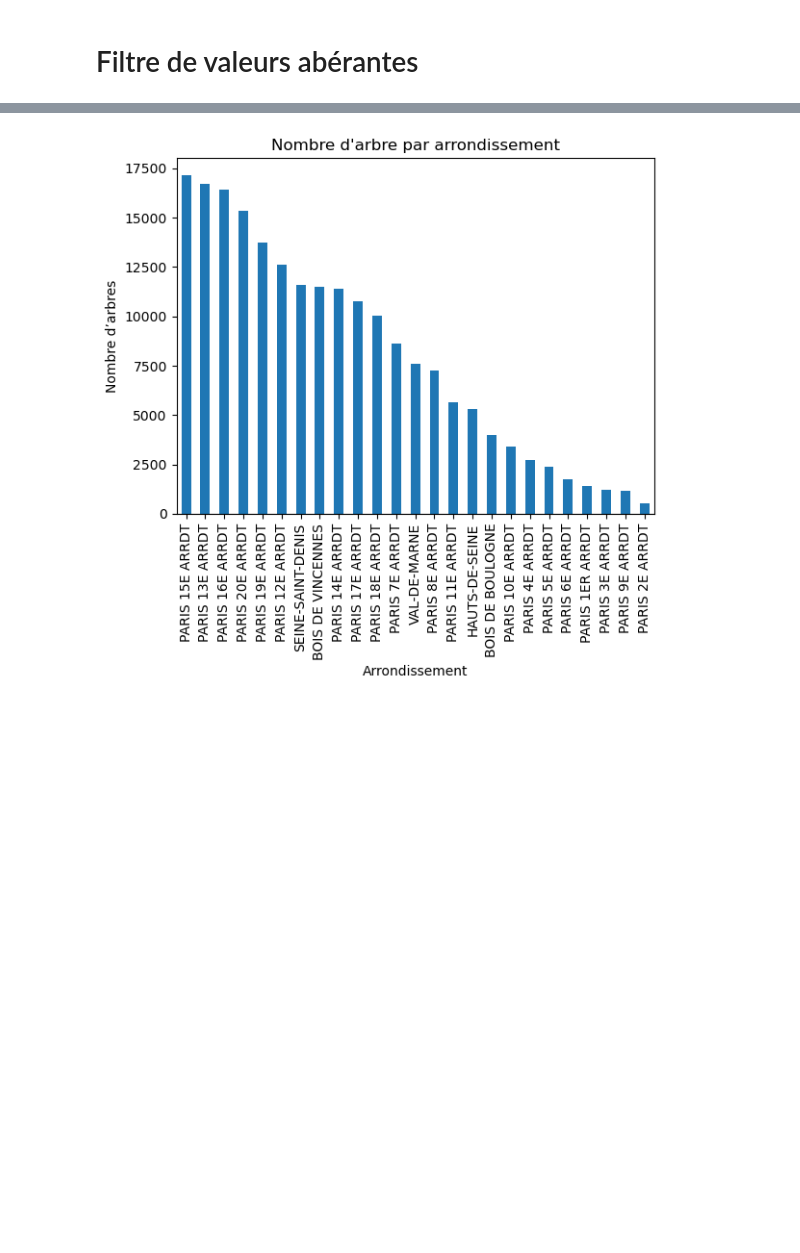
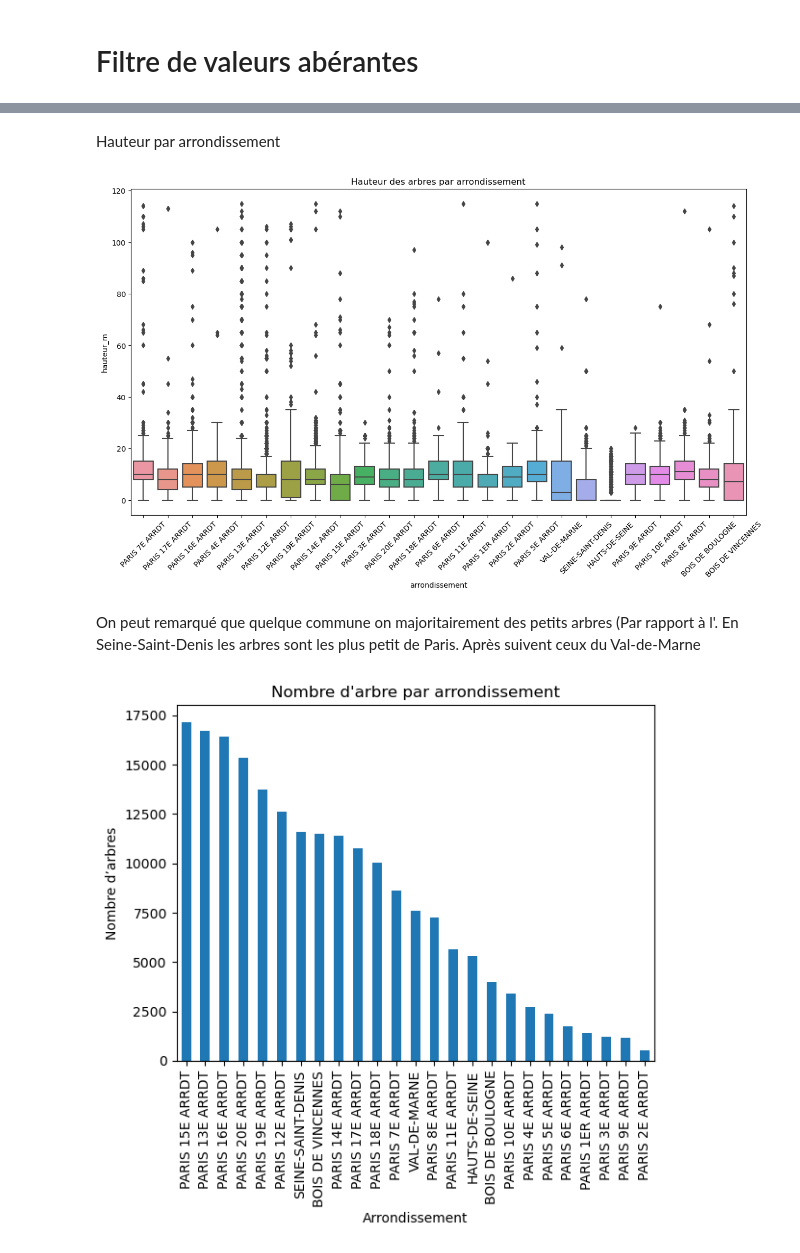
Before and after one commit to CYBA7K2M-DATAPROJ/participate_at_smart_city_competition, a Jupyter notebook: data-set-exploration.ipynb, the cells around one changed output, grey strips where cells are left out. Cells and saved outputs as stored; diff of their text form; code cells hidden in the pictures; blank space fills up the shorter version.

```diff
--- a/data-set-exploration.ipynb
+++ b/data-set-exploration.ipynb
@@ -183,3 +194,15 @@ df = filtered_df
+# %% [markdown]
+Hauteur par arrondissement
+# %%
+plt.figure(figsize=(15, 8))
+sns.boxplot(x='arrondissement', y='hauteur_m', data=df)
+plt.xticks(rotation=45)
+plt.title("Hauteur des arbres par arrondissement")
+plt.show()
+# %% [output]
+[figure, added]
+# %% [markdown]
+On peut remarqué que quelque commune on majoritairement des petits arbres (Par rapport à l'. En Seine-Saint-Denis les arbres sont les plus petit de Paris. Après suivent ceux du Val-de-Marne
 # %%
 test = df['arrondissement'].value_counts().plot(kind='bar')
 plt.title("Nombre d'arbre par arrondissement")
```
Also changed, not shown: parts of 23 cells of this notebook, 3 other files.
